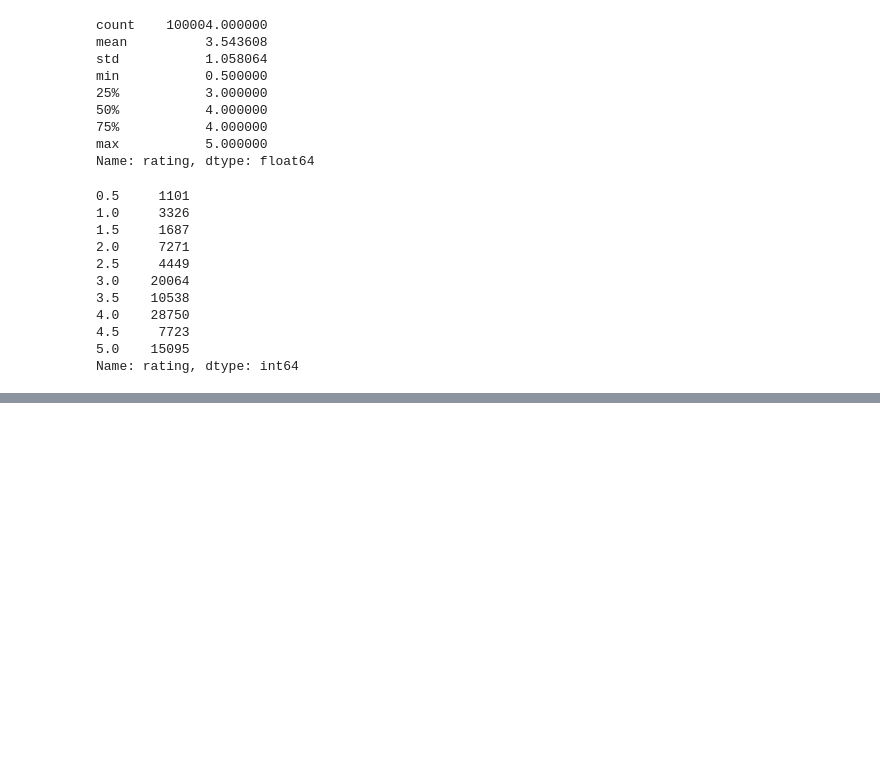
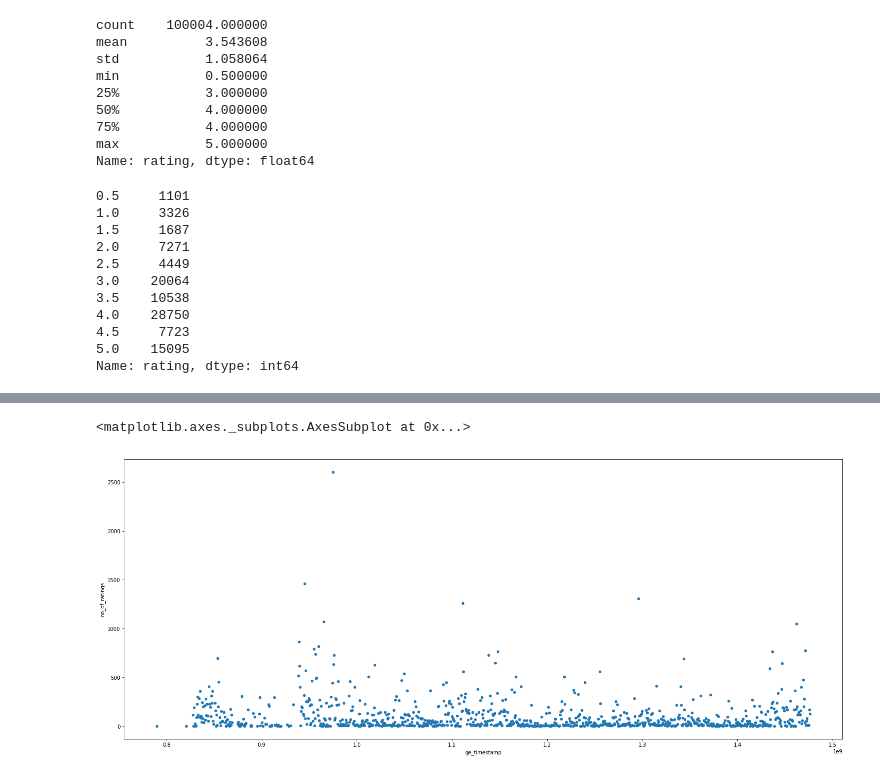
Before and after one commit to asapehrsson/hadoop_spark_jupyter, a Jupyter notebook: ipynb/movielens_dataset_caracteristics.ipynb, the cells around one changed output, grey strips where cells are left out. Drawn from its saved outputs; the diff is of its cells as text; code cells hidden in the pictures; blank space fills up the shorter version.

```diff
--- a/ipynb/movielens_dataset_caracteristics.ipynb
+++ b/ipynb/movielens_dataset_caracteristics.ipynb
@@ -148,0 +153,8 @@ no_blanks_data.plot(y=["cumsum"])
+# %%
+# drop all zero votes
+
+ratings_per_week_df.loc[ratings_per_week_df[mh.NO_OF_RATINGS_COL_NAME] > 0] \
+    .plot(kind='scatter', x=mh.Y_W_TIMESTAMP_GE_COL_NAME, y=mh.NO_OF_RATINGS_COL_NAME, figsize=[25, 10])
+# %% [output]
+<matplotlib.axes._subplots.AxesSubplot at 0x...>
+[figure, added]
```
Also changed, not shown: parts of 18 cells of this notebook, 7 other files.
